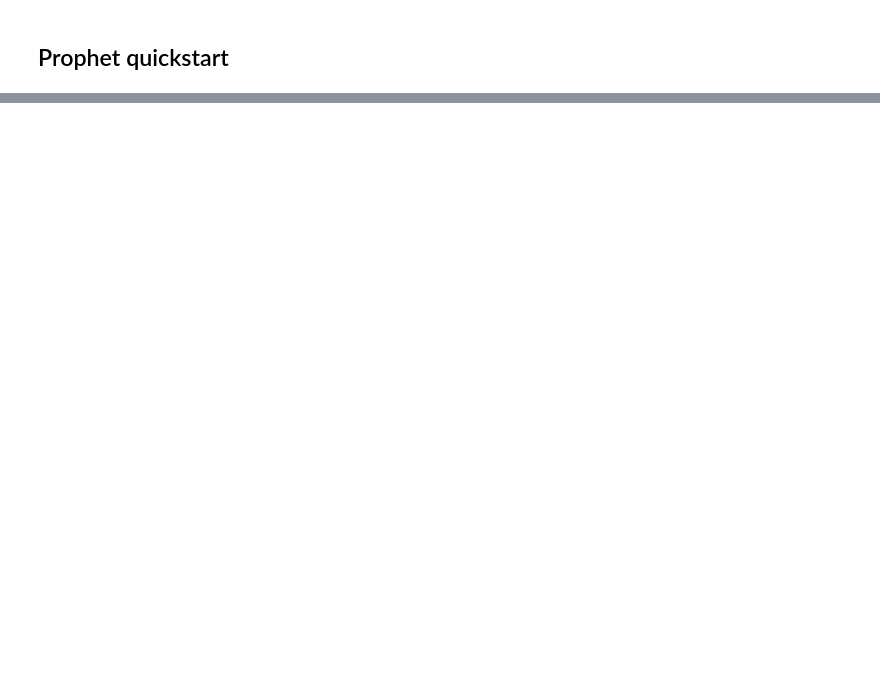
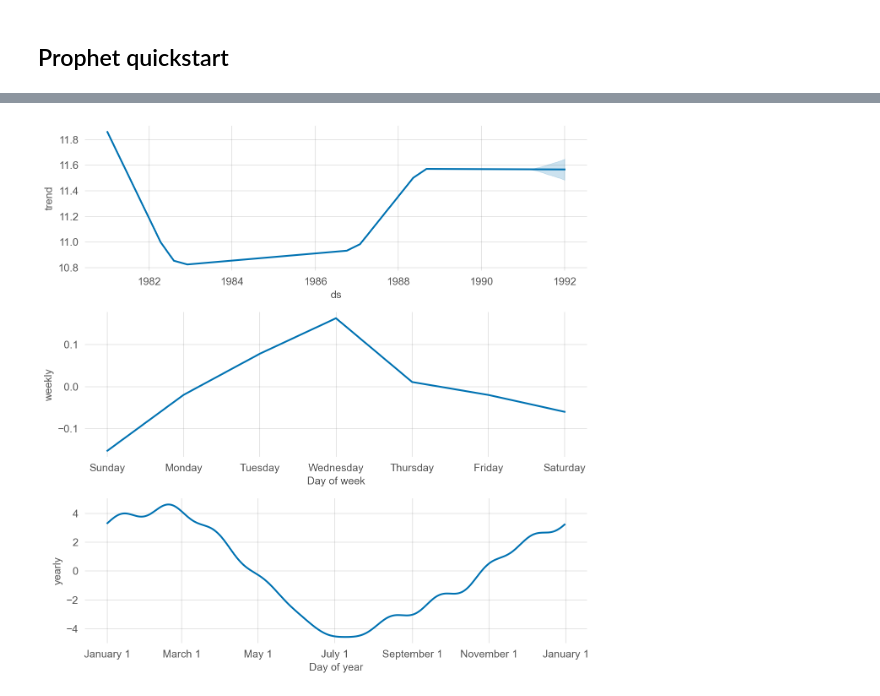
Before and after one commit to caiocasagrande/applied_time_series_analysis, a Jupyter notebook: notebooks/06_prophet.ipynb, the cells around one changed output, grey strips where cells are left out. Saved outputs shown, nothing was run; the diff lists cells and outputs as text; code cells hidden in the pictures; blank space fills up the shorter version.

```diff
--- a/notebooks/06_prophet.ipynb
+++ b/notebooks/06_prophet.ipynb
@@ -117,0 +198,4 @@ m.fit(df)
+# %%
+fig2 = m.plot_components(forecast)
+# %% [output]
+[figure, added]
```
Also changed, not shown: parts of 35 cells of this notebook.
